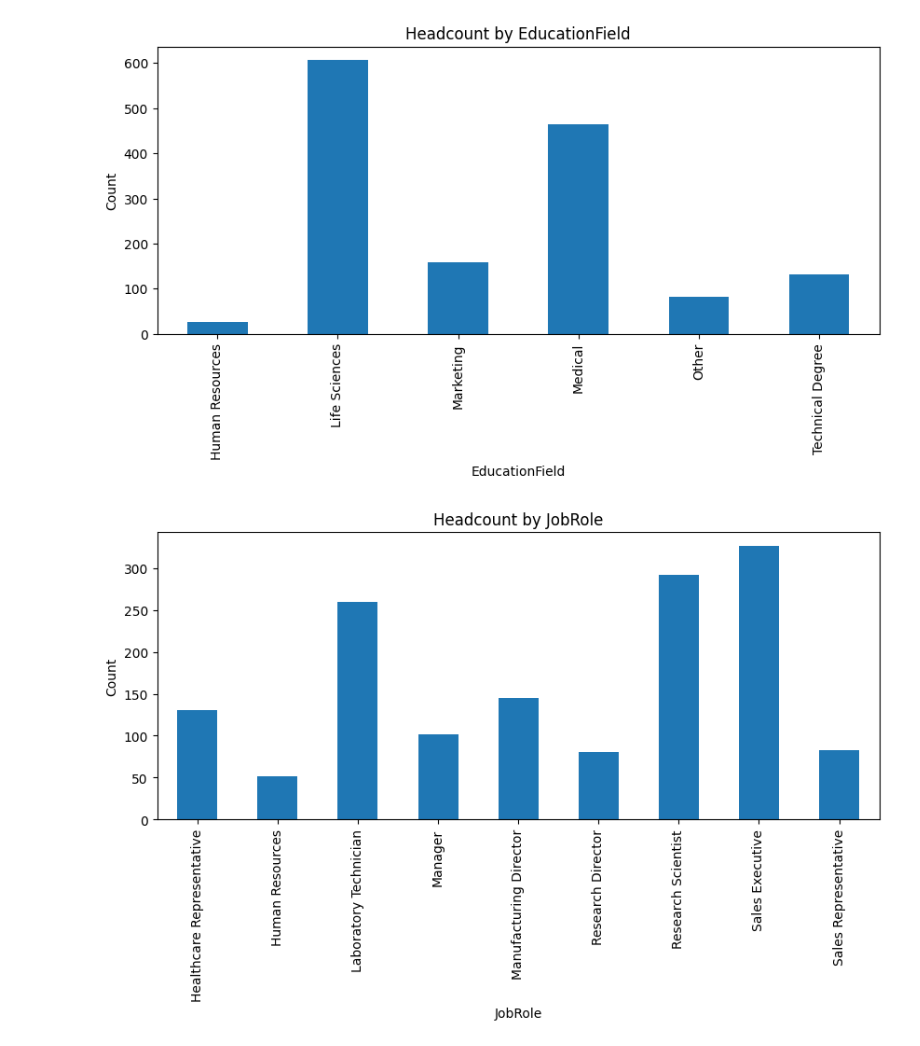
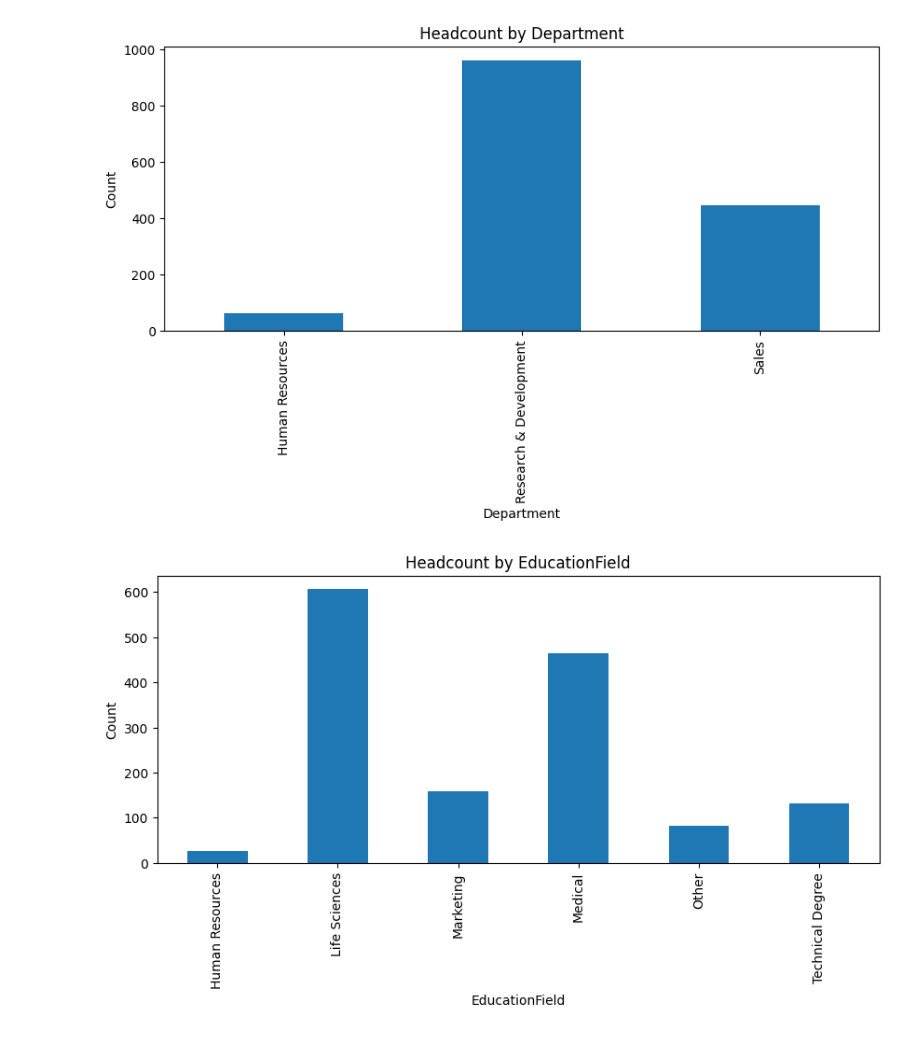
Before and after one commit to prashanth-n/hr-attrition, a Jupyter notebook: notebooks/01_exploring.ipynb, the cells around one changed output. Cells and saved outputs as stored; diff of their text form; code cells hidden in the pictures.

```diff
--- a/notebooks/01_exploring.ipynb
+++ b/notebooks/01_exploring.ipynb
@@ -14,6 +14,15 @@ clean_df = df.copy()
 for col in clean_df.select_dtypes(include=["object"]).columns:
     clean_df[col] = clean_df[col].astype(str).str.strip()
 clean_df.head()
+
+
+plt.figure(figsize=(10,4))
+clean_df["Department"].value_counts().sort_index().plot(kind="bar")
+plt.title("Headcount by Department")
+plt.xlabel("Department")
+plt.ylabel("Count")
+plt.show()
+
 
 plt.figure(figsize=(10,4))
 clean_df["EducationField"].value_counts().sort_index().plot(kind="bar")
@@ -47,32 +56,32 @@ pd.crosstab(clean_df["JobRole"], clean_df["Attrition"]).plot(
     kind="bar",
     stacked=True,
     figsize=(12,5)
 )
 plt.title("Attrition by Job Role")
 plt.xlabel("JobRole")
 plt.ylabel("Count")
 plt.show()
 
 
 clean_df[["MonthlyIncome", "JobSatisfaction"]].corr()
 sns.scatterplot(
     data=clean_df,
     x="MonthlyIncome",
     y="JobSatisfaction",
     hue="Attrition"
 )
 plt.title("Salary vs Job Satisfaction")
 plt.show()
 
 persona = clean_df.groupby("JobRole").agg({
     "Age": "median",
     "MonthlyIncome": "median",
     "JobSatisfaction": "mean",
     "EnvironmentSatisfaction": "mean",
     "Attrition": lambda x: (x=="Yes").mean() * 100
 }).rename(columns={"Attrition": "AttritionRate%"})
 
 persona.sort_values("AttritionRate%", ascending=False)
 # %% [output]
-[figure, old version]
+[figure, new version]
-[figure, old version]
+[figure, new version]
```
Also changed, not shown: parts of 1 cell of this notebook.
